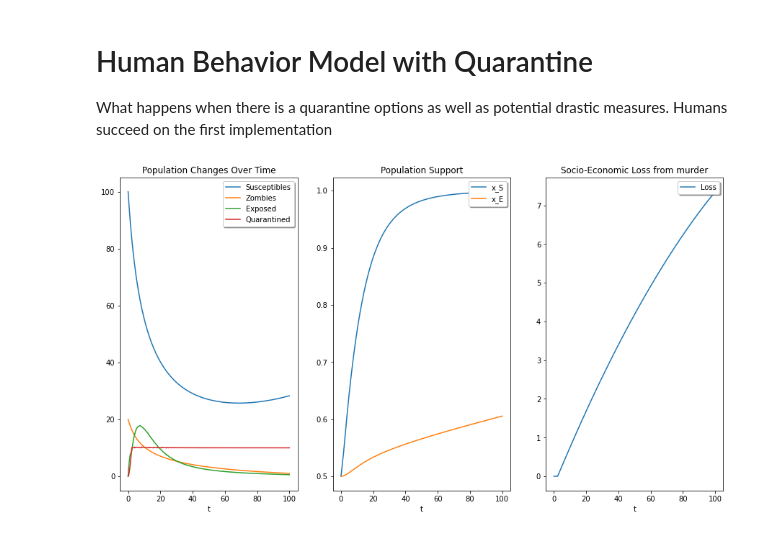
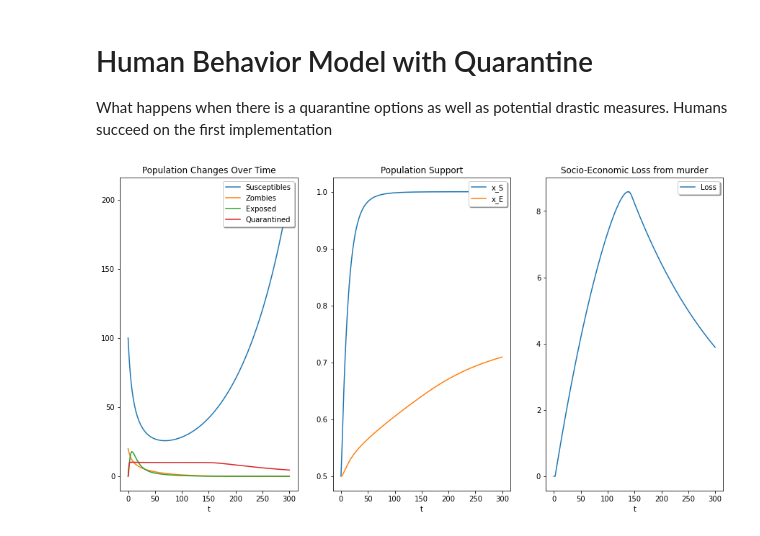
Before and after one commit to lbotti319/zombies, a Jupyter notebook: HumansWinning.ipynb, the cells around one changed output. Saved outputs shown, nothing was run; the diff lists cells and outputs as text; code cells hidden in the pictures.

```diff
--- a/HumansWinning.ipynb
+++ b/HumansWinning.ipynb
@@ -60,32 +68,32 @@ y_0 = np.array([100,10,0,0])
 
 basic_params = [0.005, 0.0185, 0.0078, 0.006, 0.0001, 0.001]
 
 # solution = solve_ivp(
 #     d_zombie,
 #     (0, 500),
 #     y_0,
 #     first_step=0.05,
 #     max_step=0.05,
 #     args=basic_params
 # )
 # basic_plot(solution)
 
 y_0 = [100, 20, 0, 0, 0, 0.5, 0.5, 0]
 
 quarantine_params = [10, 0.2]
 
 learning_params = [0.5, 0.0005, 0.005, .5, 0.005, 0.05]
 
 params = basic_params + quarantine_params + learning_params
 solution = solve_ivp(
     zombie_human_behavior,
-    (0, 100),
+    (0, 300),
     y_0,
     first_step=0.05,
     max_step=0.05,
     args=params
 )
 
 behavior_plot(solution)
 # %% [output]
-[figure, old version]
+[figure, new version]
```
Also changed, not shown: parts of 2 cells of this notebook, 3 other files.
